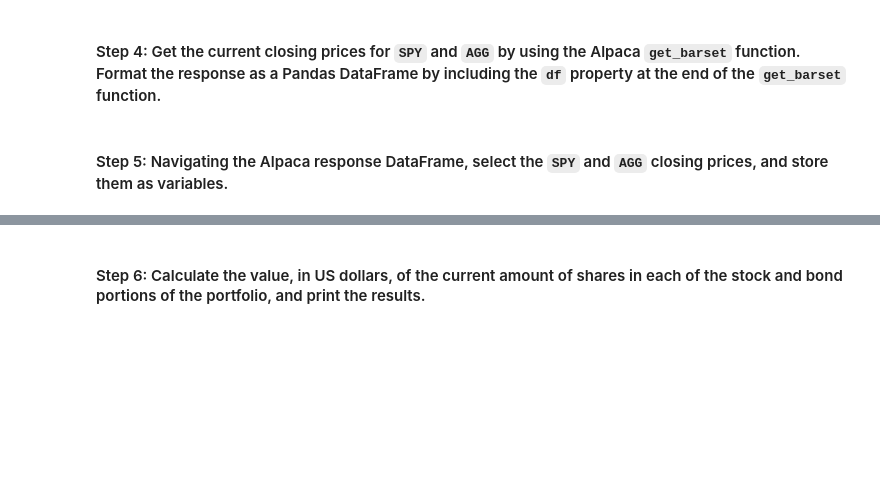
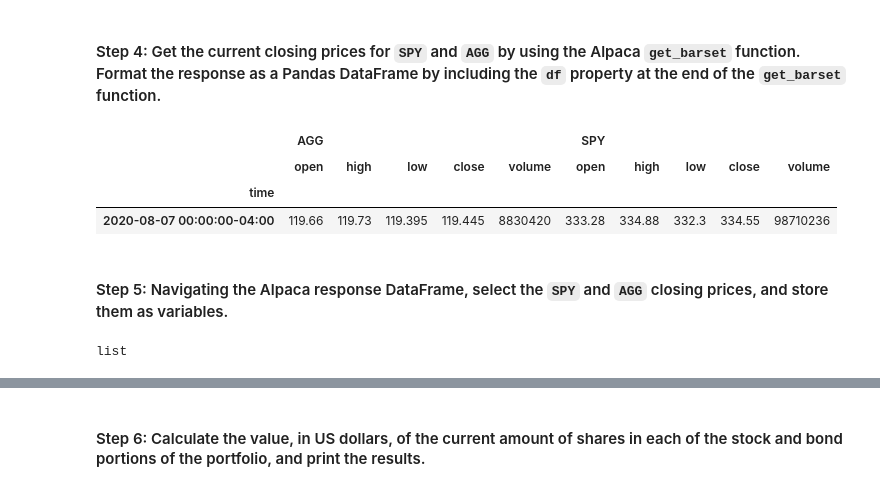
Before and after one commit to jasonjgarcia24/financial-planning-tools, a Jupyter notebook: financial_planning_tools.ipynb, the cells around one changed output, grey strips where cells are left out. Cells and saved outputs as stored; diff of their text form; code cells hidden in the pictures; blank space fills up the shorter version.

```diff
--- a/financial_planning_tools.ipynb
+++ b/financial_planning_tools.ipynb
@@ -198,14 +411,23 @@ In this section, you’ll determine the current value of a member’s stock and
 # Current amount of shares held in both the stock (SPY) and bond (AGG) portion of the portfolio.
 spy_shares = 110
 agg_shares = 200
+
+spy = AlpacaBarset("SPY", "SPDR S&P 500 ETF Trust",              spy_shares, "USD")
+agg = AlpacaBarset("AGG", "iShares Core US Aggregate Bond ETF",  agg_shares, "USD")
 # %% [markdown]
 #### Step 1: In the `Starter_Code` folder, create an environment file (`.env`) to store the values of your Alpaca API key and Alpaca secret key.
 # %% [markdown]
 #### Step 2: Set the variables for the Alpaca API and secret keys. Using the Alpaca SDK, create the Alpaca `tradeapi.REST` object. In this object, include the parameters for the Alpaca API key, the secret key, and the version number.
 # %%
 # Set the variables for the Alpaca API and secret keys
-# YOUR CODE HERE
-# YOUR CODE HERE
+alpaca_api_key    = os.getenv("ALPACA_API_KEY")
+alpaca_secret_key = os.getenv("ALPACA_SECRET_KEY")
 
 # Create the Alpaca tradeapi.REST object
-# YOUR CODE HERE
+alpaca = tradeapi.REST(
+    alpaca_api_key,
+    alpaca_secret_key,
+    api_version="v2",
+)
+
+alpaca
@@ -219,25 +443,36 @@ agg_shares = 200
 - `start_date` and `end_date`: Use the same date for these parameters, and format them with the date of the previous weekday (or `2020-08-07`). This is because you want the one closing price for the most-recent trading day.
 # %%
 # Set the tickers for both the bond and stock portion of the portfolio
-# YOUR CODE HERE
+tickers = [spy.ticker, agg.ticker]
 
 # Set timeframe to 1D
-# YOUR CODE HERE
+timeframe = "1D"
+timezone  = "America/New_York"
 
 # Format current date as ISO format
 # Set both the start and end date at the date of your prior weekday
 # This will give you the closing price of the previous trading day
 # Alternatively you can use a start and end date of 2020-08-07
-# YOUR CODE HERE
-# YOUR CODE HERE
+start_date = pd.Timestamp("2020-08-07", tz=timezone).isoformat()
+end_date   = pd.Timestamp("2020-08-07", tz=timezone).isoformat()
 # %% [markdown]
 #### Step 4: Get the current closing prices for `SPY` and `AGG` by using the Alpaca `get_barset` function. Format the response as a Pandas DataFrame by including the `df` property at the end of the `get_barset` function.
 # %%
 # Use the Alpaca get_barset function to get current closing prices the portfolio
 # Be sure to set the `df` property after the function to format the response object as a DataFrame
-# YOUR CODE HERE
+closing_prices_df = alpaca.get_barset(
+    tickers,
+    timeframe,
+    start=start_date,
+    end=end_date,
+).df
 
 # Review the first 5 rows of the Alpaca DataFrame
-# YOUR CODE HERE
+closing_prices_df.head(5)
+# %% [output]
+|  | AGG |  |  |  |  | SPY |  |  |  |  |
+|  | open | high | low | close | volume | open | high | low | close | volume |
+| time |  |  |  |  |  |  |  |  |  |  |
+| 2020-08-07 00:00:00-04:00 | 119.66 | 119.73 | 119.395 | 119.445 | 8830420 | 333.28 | 334.88 | 332.3 | 334.55 | 98710236 |
 # %% [markdown]
 #### Step 5: Navigating the Alpaca response DataFrame, select the `SPY` and `AGG` closing prices, and store them as variables.
@@ -243,0 +483,4 @@ agg_shares = 200
+# %%
+type(["high"])
+# %% [output]
+list
```
Also changed, not shown: parts of 24 cells of this notebook.
